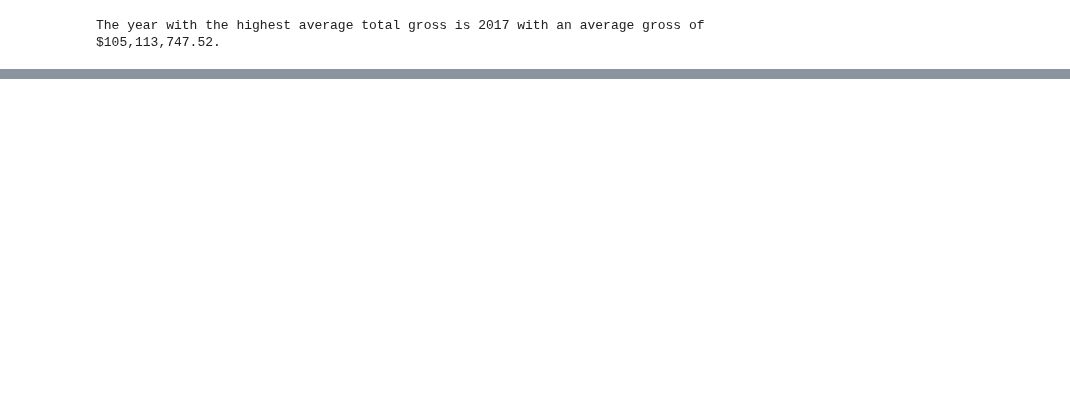
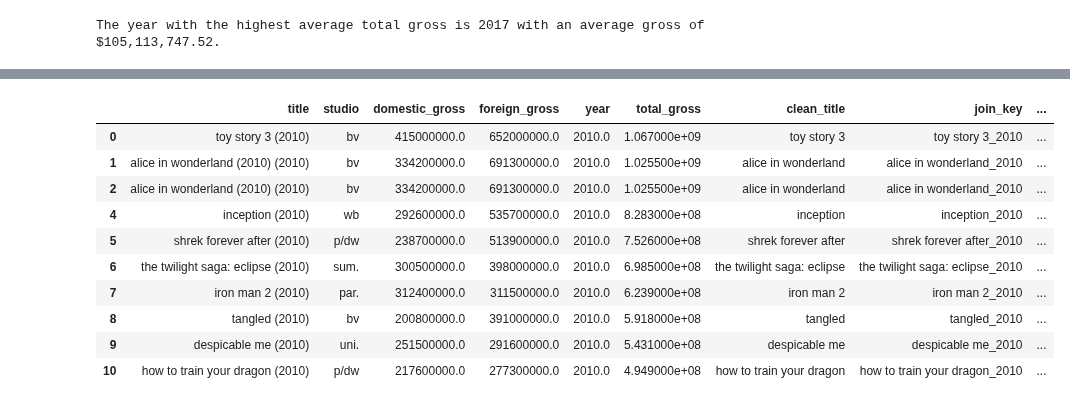
Before and after one commit to KarimzKarimz/Group4-Phase2-Project, a Jupyter notebook: eda.ipynb, the cells around one changed output, grey strips where cells are left out. Saved outputs shown, nothing was run; the diff lists cells and outputs as text; code cells hidden in the pictures; blank space fills up the shorter version.

```diff
--- a/eda.ipynb
+++ b/eda.ipynb
@@ -678,0 +627,14 @@ Top 10 Highest Grossing Movies by Studio:
+# %%
+matched_df.head(10)
+# %% [output]
+|  | title | studio | domestic_gross | foreign_gross | year | total_gross | clean_title | join_key | ... |
+| 0 | toy story 3 (2010) | bv | 415000000.0 | 652000000.0 | 2010.0 | 1.067000e+09 | toy story 3 | toy story 3_2010 | ... |
+| 1 | alice in wonderland (2010) (2010) | bv | 334200000.0 | 691300000.0 | 2010.0 | 1.025500e+09 | alice in wonderland | alice in wonderland_2010 | ... |
+| 2 | alice in wonderland (2010) (2010) | bv | 334200000.0 | 691300000.0 | 2010.0 | 1.025500e+09 | alice in wonderland | alice in wonderland_2010 | ... |
+| 4 | inception (2010) | wb | 292600000.0 | 535700000.0 | 2010.0 | 8.283000e+08 | inception | inception_2010 | ... |
+| 5 | shrek forever after (2010) | p/dw | 238700000.0 | 513900000.0 | 2010.0 | 7.526000e+08 | shrek forever after | shrek forever after_2010 | ... |
+| 6 | the twilight saga: eclipse (2010) | sum. | 300500000.0 | 398000000.0 | 2010.0 | 6.985000e+08 | the twilight saga: eclipse | the twilight saga: eclipse_2010 | ... |
+| 7 | iron man 2 (2010) | par. | 312400000.0 | 311500000.0 | 2010.0 | 6.239000e+08 | iron man 2 | iron man 2_2010 | ... |
+| 8 | tangled (2010) | bv | 200800000.0 | 391000000.0 | 2010.0 | 5.918000e+08 | tangled | tangled_2010 | ... |
+| 9 | despicable me (2010) | uni. | 251500000.0 | 291600000.0 | 2010.0 | 5.431000e+08 | despicable me | despicable me_2010 | ... |
+| 10 | how to train your dragon (2010) | p/dw | 217600000.0 | 277300000.0 | 2010.0 | 4.949000e+08 | how to train your dragon | how to train your dragon_2010 | ... |
```
Also changed, not shown: parts of 35 cells of this notebook.
